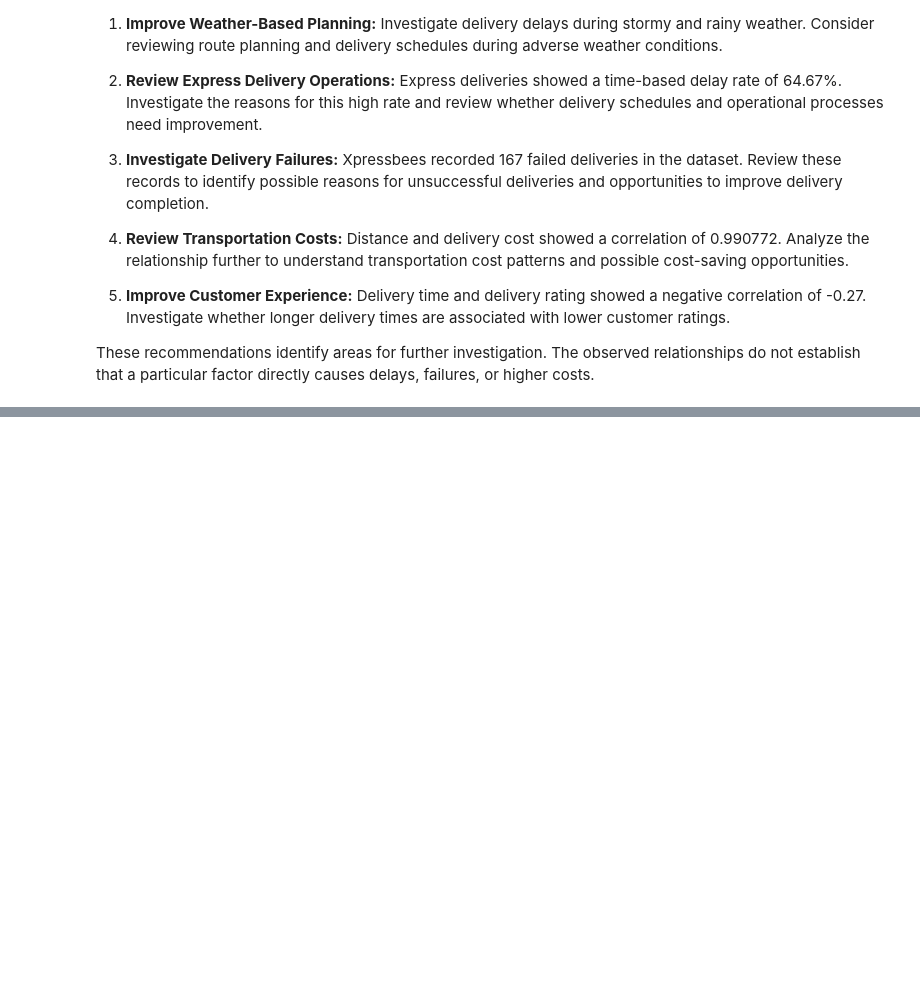
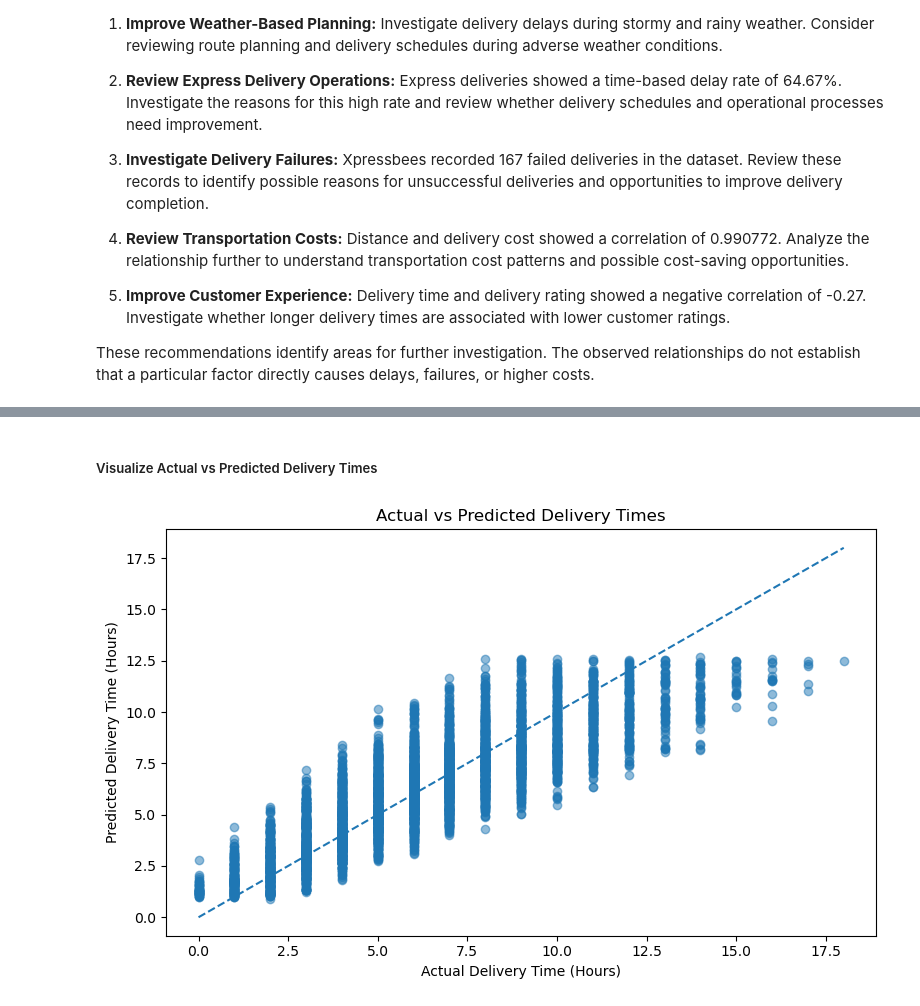
Before and after one commit to thanmai-09/Delivery-Performance-Analysis, a Jupyter notebook: Logistics_Data_Analysis.ipynb, the cells around one changed output, grey strips where cells are left out. Cells and saved outputs as stored; diff of their text form; code cells hidden in the pictures; blank space fills up the shorter version.

Commit message:
Updated Predictive Modeling and Optimization in Logistics Systems

```diff
--- a/Logistics_Data_Analysis.ipynb
+++ b/Logistics_Data_Analysis.ipynb
@@ -1090,0 +1216,10 @@ These recommendations identify areas for further investigation. The observed rel
+# %%
+from sklearn.linear_model import LinearRegression
+
+#create Linear Regression Model
+lr_model=LinearRegression()
+
+#Train the model
+lr_model.fit(X_train,y_train)
+
+print('Linear Regression model trained succesfully!!')
@@ -1090,0 +1230,13 @@ These recommendations identify areas for further investigation. The observed rel
+# %%
+y_pred_lr=lr_model.predict(X_test)
+
+# compare actual and predicted values
+
+comparison=pd.DataFrame({
+    "Actual Delivery Time":y_test.values,
+    "Predicted Delivery Time":y_pred_lr
+}
+)
+
+print("First 10 Actual vs Predicted Values: ")
+print(comparison.head(10))
@@ -1090,0 +1494,22 @@ These recommendations identify areas for further investigation. The observed rel
+# %% [markdown]
+##### Visualize Actual vs Predicted Delivery Times
+# %%
+plt.figure(figsize=(8,5))
+
+plt.scatter(y_test,y_pred_lr,alpha=0.5)
+
+#Reference line for perfect predictions
+plt.plot(
+    [y_test.min(),y_test.max()],
+    [y_test.min(),y_test.max()],
+    linestyle="--"
+)
+
+plt.title("Actual vs Predicted Delivery Times")
+plt.xlabel("Actual Delivery Time (Hours)")
+plt.ylabel("Predicted Delivery Time (Hours)")
+
+plt.tight_layout()
+plt.show()
+# %% [output]
+[figure, added]
```
Also changed, not shown: parts of 57 cells of this notebook.
